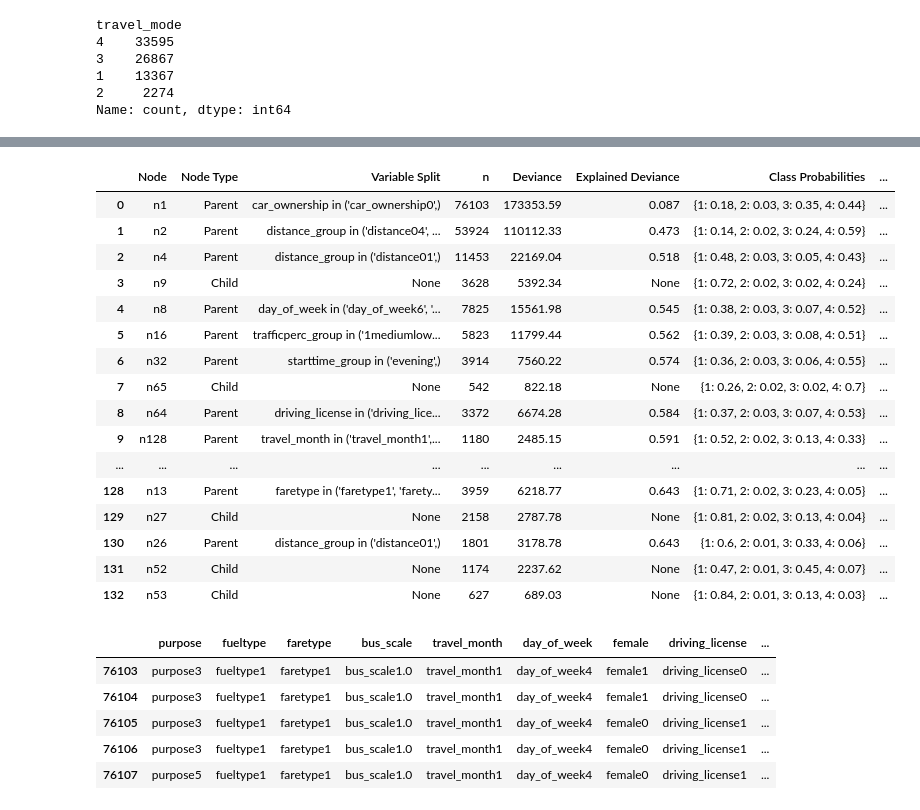
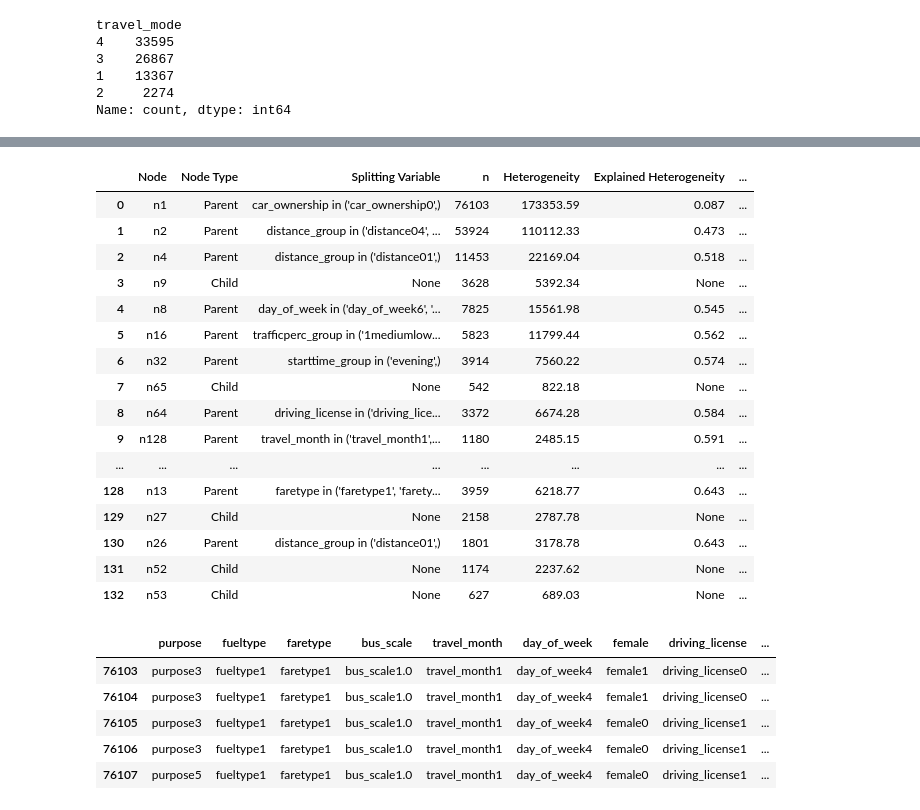
Before and after one commit to danielchfynn/TREE4, a Jupyter notebook: lbt_applied_numpy.ipynb, the cells around one changed output, grey strips where cells are left out. Saved outputs shown, nothing was run; the diff lists cells and outputs as text; code cells hidden in the pictures.

```diff
--- a/lbt_applied_numpy.ipynb
+++ b/lbt_applied_numpy.ipynb
@@ -268,6 +268,6 @@ travel_mode
 Name: count, dtype: int64
 # %%
 my_tree = NodeClass('n1', indici)
-tree = TREEplus(y,features,features_names,n_features,n_features_names,impurity_fn = "tau",problem="classifier",method = "LATENT-BUDGET-TREE",twoing = False, max_level = 10, min_cases_parent= 1000,min_cases_child= 500, min_imp_gain = 0.0001, surrogate_split = False)
+tree = TREE4(y,features,features_names,n_features,n_features_names,impurity_fn = "tau",problem="classifier",method = "LATENT-BUDGET-TREE",twoing = False, max_level = 10, min_cases_parent= 1000,min_cases_child= 500, min_imp_gain = 0.0001, surrogate_split = False)
 tree.growing_tree(my_tree, max_k = 5, combination_split = False , max_c = 5)
 # %% [output]
@@ -306,25 +306,25 @@ Error in LBA function
 R[write to console]: Error in solve.default(Tb) : 'a' is 0-diml
 ... (188 outputs left out)
 # %%
-tree.print_tree(table = True, html = False, merge_leaves = False)
+tree.print_tree(table = True, html = True, merge_leaves = False)
 # %% [output]
-|  | Node | Node Type | Variable Split | n | Deviance | Explained Deviance | Class Probabilities | ... |
-| 0 | n1 | Parent | car_ownership in ('car_ownership0',) | 76103 | 173353.59 | 0.087 | {1: 0.18, 2: 0.03, 3: 0.35, 4: 0.44} | ... |
-| 1 | n2 | Parent | distance_group in ('distance04', ... | 53924 | 110112.33 | 0.473 | {1: 0.14, 2: 0.02, 3: 0.24, 4: 0.59} | ... |
-| 2 | n4 | Parent | distance_group in ('distance01',) | 11453 | 22169.04 | 0.518 | {1: 0.48, 2: 0.03, 3: 0.05, 4: 0.43} | ... |
-| 3 | n9 | Child | None | 3628 | 5392.34 | None | {1: 0.72, 2: 0.02, 3: 0.02, 4: 0.24} | ... |
-| 4 | n8 | Parent | day_of_week in ('day_of_week6', '... | 7825 | 15561.98 | 0.545 | {1: 0.38, 2: 0.03, 3: 0.07, 4: 0.52} | ... |
-| 5 | n16 | Parent | trafficperc_group in ('1mediumlow... | 5823 | 11799.44 | 0.562 | {1: 0.39, 2: 0.03, 3: 0.08, 4: 0.51} | ... |
-| 6 | n32 | Parent | starttime_group in ('evening',) | 3914 | 7560.22 | 0.574 | {1: 0.36, 2: 0.03, 3: 0.06, 4: 0.55} | ... |
-| 7 | n65 | Child | None | 542 | 822.18 | None | {1: 0.26, 2: 0.02, 3: 0.02, 4: 0.7} | ... |
-| 8 | n64 | Parent | driving_license in ('driving_lice... | 3372 | 6674.28 | 0.584 | {1: 0.37, 2: 0.03, 3: 0.07, 4: 0.53} | ... |
-| 9 | n128 | Parent | travel_month in ('travel_month1',... | 1180 | 2485.15 | 0.591 | {1: 0.52, 2: 0.02, 3: 0.13, 4: 0.33} | ... |
-| ... | ... | ... | ... | ... | ... | ... | ... | ... |
-| 128 | n13 | Parent | faretype in ('faretype1', 'farety... | 3959 | 6218.77 | 0.643 | {1: 0.71, 2: 0.02, 3: 0.23, 4: 0.05} | ... |
-| 129 | n27 | Child | None | 2158 | 2787.78 | None | {1: 0.81, 2: 0.02, 3: 0.13, 4: 0.04} | ... |
-| 130 | n26 | Parent | distance_group in ('distance01',) | 1801 | 3178.78 | 0.643 | {1: 0.6, 2: 0.01, 3: 0.33, 4: 0.06} | ... |
-| 131 | n52 | Child | None | 1174 | 2237.62 | None | {1: 0.47, 2: 0.01, 3: 0.45, 4: 0.07} | ... |
-| 132 | n53 | Child | None | 627 | 689.03 | None | {1: 0.84, 2: 0.01, 3: 0.13, 4: 0.03} | ... |
+|  | Node | Node Type | Splitting Variable | n | Heterogeneity | Explained Heterogeneity | ... |
+| 0 | n1 | Parent | car_ownership in ('car_ownership0',) | 76103 | 173353.59 | 0.087 | ... |
+| 1 | n2 | Parent | distance_group in ('distance04', ... | 53924 | 110112.33 | 0.473 | ... |
+| 2 | n4 | Parent | distance_group in ('distance01',) | 11453 | 22169.04 | 0.518 | ... |
+| 3 | n9 | Child | None | 3628 | 5392.34 | None | ... |
+| 4 | n8 | Parent | day_of_week in ('day_of_week6', '... | 7825 | 15561.98 | 0.545 | ... |
+| 5 | n16 | Parent | trafficperc_group in ('1mediumlow... | 5823 | 11799.44 | 0.562 | ... |
+| 6 | n32 | Parent | starttime_group in ('evening',) | 3914 | 7560.22 | 0.574 | ... |
+| 7 | n65 | Child | None | 542 | 822.18 | None | ... |
+| 8 | n64 | Parent | driving_license in ('driving_lice... | 3372 | 6674.28 | 0.584 | ... |
+| 9 | n128 | Parent | travel_month in ('travel_month1',... | 1180 | 2485.15 | 0.591 | ... |
+| ... | ... | ... | ... | ... | ... | ... | ... |
+| 128 | n13 | Parent | faretype in ('faretype1', 'farety... | 3959 | 6218.77 | 0.643 | ... |
+| 129 | n27 | Child | None | 2158 | 2787.78 | None | ... |
+| 130 | n26 | Parent | distance_group in ('distance01',) | 1801 | 3178.78 | 0.643 | ... |
+| 131 | n52 | Child | None | 1174 | 2237.62 | None | ... |
+| 132 | n53 | Child | None | 627 | 689.03 | None | ... |
 # %%
 
 #import warnings
```
Also changed, not shown: parts of 8 cells of this notebook.
